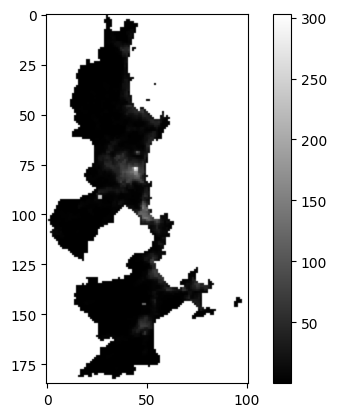
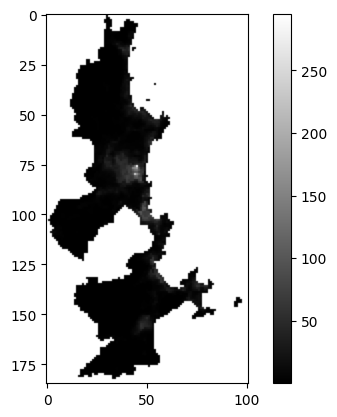
The change to this notebook cell's code, shown as a diff; its figure went from the first image to the second:
--- before
+++ after
@@ -7,5 +7,5 @@
 
 # Abrir imagem .tif, preservando seus metadados
-with rasterio.open('VIIRS_NTL_MedianaMensal_Blumenau_2019_01_reprojetada.tif') as src:
+with rasterio.open('VIIRS_NTL_MedianaMensal_Blumenau_2017_03_reprojetada.tif') as src:
   img = src.read(1, masked=True) # Pixels mascarados pelo rasterio
   metadata = src.profile
@@ -16,26 +16,30 @@
 plt.show()
 
+valid_mask = ~img.mask
+img_valid = np.where(valid_mask, img.data, np.nan)
+valid_pixels = img.data[valid_mask]
+
 # Preencher valores NaN mascarados
-img_cv = img.filled(0)
+#img_cv = img.filled(0)
 
 # Preencher valores NaN reais
-img_cv = np.nan_to_num(
-    img_cv,
-    nan=0.0,
-    posinf=0.0,
-    neginf=0.0
-)
+# img_cv = np.nan_to_num(
+#     img_cv,
+#     nan=0.0,
+#     posinf=0.0,
+#     neginf=0.0
+# )
 
 # Normalizar escala dos pixels para uso do OpenCV
-img_cv = cv2.normalize(
-    img_cv,
-    None,
-    0,
-    255,
-    cv2.NORM_MINMAX
-).astype(np.uint8)
+# img_cv = cv2.normalize(
+#     img,
+#     None,
+#     0,
+#     255,
+#     cv2.NORM_MINMAX
+# ).astype(np.uint8)
 
 # Exibir imagem convertida OpenCV (uint8)
-plt.imshow(img_cv, cmap='gray')
+plt.imshow(img, cmap='gray')
 plt.axis('off')
 plt.show()

Commit: :construction: wip(preprocessing): add valid pixels mask